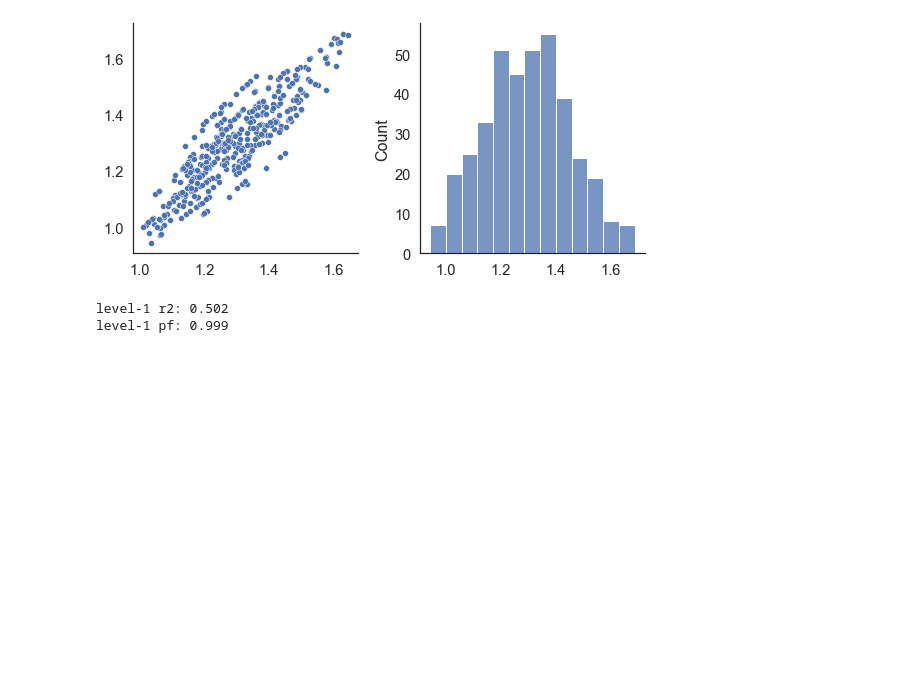
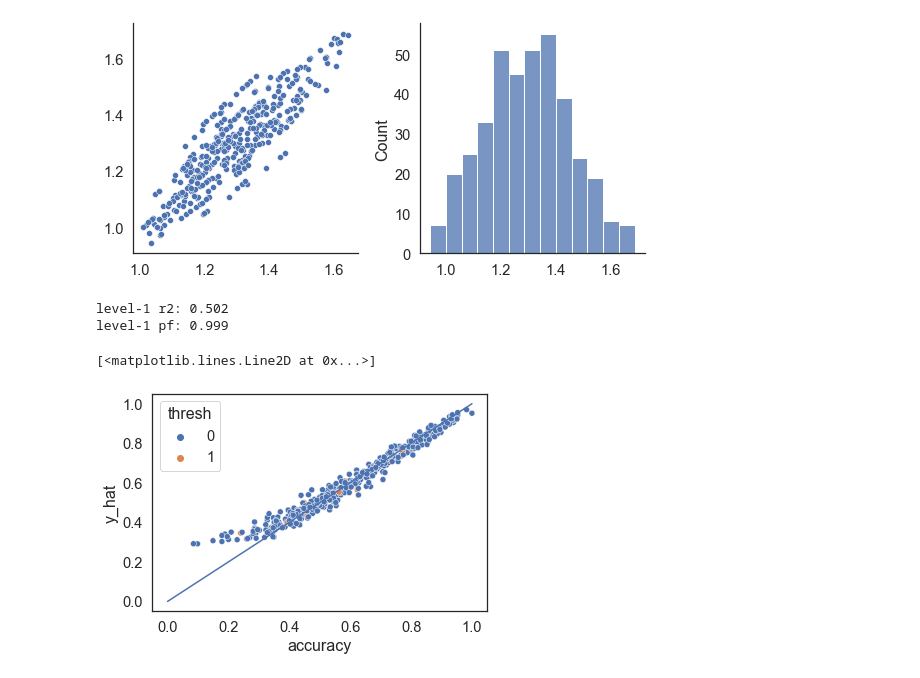
Before and after one commit to ndawlab/mars-irt, a Jupyter notebook: 03_Calibration/04_model.ipynb, the cells around one changed output. Saved outputs shown, nothing was run; the diff lists cells and outputs as text; code cells hidden in the pictures; blank space fills up the shorter version.

```diff
--- a/03_Calibration/04_model.ipynb
+++ b/03_Calibration/04_model.ipynb
@@ -242,3 +242,14 @@ print('level-1 pf: %0.3f' %pf1)
 # %% [output]
 level-1 r2: 0.502
 level-1 pf: 0.999
+# %%
+df = read_csv('stan_results/3pl_m2_ppc.csv')
+sx = read_csv('stan_results/3pl_m2_ifdm.csv', index_col=0)
+gb = df.groupby('item_id').agg({'accuracy':'mean', 'y_hat':'mean'})
+gb = gb.merge(sx, left_index=True, right_index=True)
+gb['thresh'] = np.where(np.logical_or(gb.pval < 0.05, gb.pval > 0.95), 1, 0)
+ax = sns.scatterplot(x='accuracy', y='y_hat', hue='thresh', data=gb)
+ax.plot([0,1],[0,1])
+# %% [output]
+[<matplotlib.lines.Line2D at 0x...>]
+[figure, added]
```
